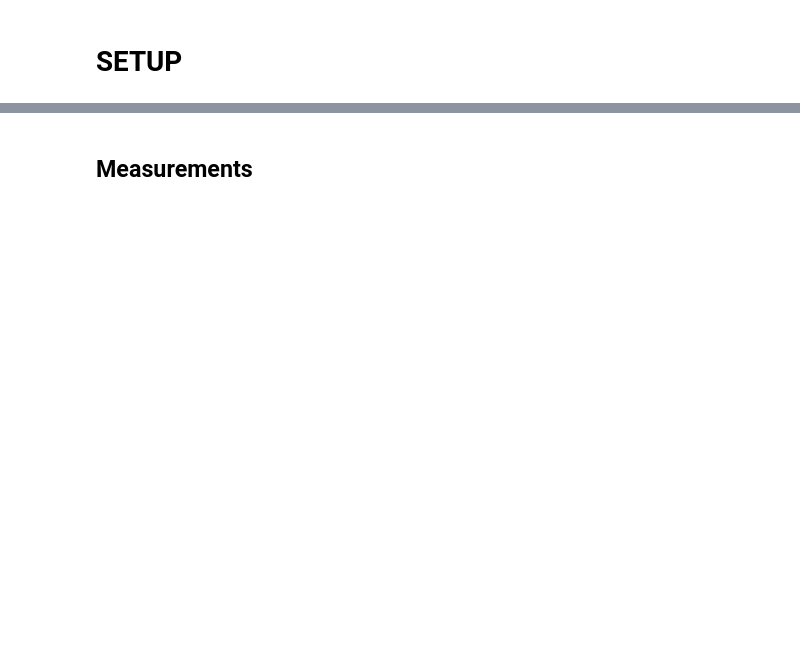
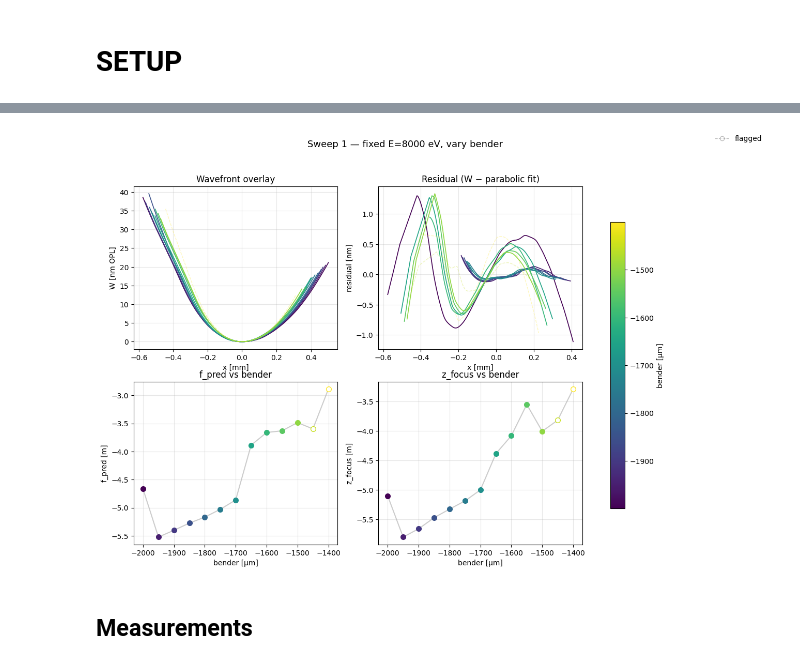
Before and after one commit to dream-beam/nabla, a Jupyter notebook: wfs-als531/20260610_fwh_wfs_scan.ipynb, the cells around one changed output, grey strips where cells are left out. Drawn from its saved outputs; the diff is of its cells as text; code cells hidden in the pictures; blank space fills up the shorter version.

```diff
--- a/wfs-als531/20260610_fwh_wfs_scan.ipynb
+++ b/wfs-als531/20260610_fwh_wfs_scan.ipynb
@@ -490,0 +476,19 @@ plt.show()
+# %%
+# Sweep 1 — fixed E=8000 eV, vary bender. Loop reconstruct_single over the
+# 13 frames at e_idx=5; collect result dicts + the swept-parameter array.
+indices_s1     = list(range(65, 78))                # 5*13 + 0..12
+bender_s1      = bender_um[indices_s1]
+results_s1     = []
+for i in indices_s1:
+    r = wfl.reconstruct_single(
+        images[i], dx_m, grating_pitch_m, wavelength_m_arr[i], z_gd_m,
+        y_roi=y_roi, axis=1,
+        propagate=True,
+        caustic_amplitude='gated',
+        fill_gaps=False,
+    )
+    results_s1.append(r)
+
+print(f"Reconstructed {len(results_s1)} frames "
+      f"({sum(r['quality']=='ok' for r in results_s1)} ok, "
+      f"{sum(r['quality']!='ok' for r in results_s1)} flagged).")
@@ -491,2 +497,67 @@ plt.show()
+# %%
+# Sweep 1 — 2×2 plot panel. Color-coded by bender; flagged frames get
+# alpha=0.3 + dashed style and an open marker on the scalar panels.
+from matplotlib.cm import viridis
+from matplotlib.colors import Normalize
+from matplotlib.lines import Line2D
+
+param   = np.asarray(bender_s1)
+norm    = Normalize(vmin=param.min(), vmax=param.max())
+colors  = viridis(norm(param))
+has_flag = any(r['quality'] != 'ok' for r in results_s1)
+
+fig, ax = plt.subplots(2, 2, figsize=(14, 9))
+
+# (a) W(x) overlay
+for r, p, c in zip(results_s1, param, colors):
+    m  = r['beam_mask']
+    ok = r['quality'] == 'ok'
+    ax[0, 0].plot(r['x_mm'][m], r['W_nm'][m],
+                  color=c, lw=1.2 if ok else 1.0,
+                  alpha=1.0 if ok else 0.3, ls='-' if ok else '--')
+ax[0, 0].set_xlabel('x [mm]'); ax[0, 0].set_ylabel('W [nm OPL]')
+ax[0, 0].set_title('Wavefront overlay'); ax[0, 0].grid(alpha=0.3)
+
+# (b) Residual overlay (inside fit_mask, converted from rad → nm with each frame's λ)
+for r, p, c in zip(results_s1, param, colors):
+    fm = r['fit_mask']
+    resid_nm = r['W_resid_rad'] * r['wavelength'] / (2*np.pi) * 1e9
+    ok = r['quality'] == 'ok'
+    ax[0, 1].plot(r['x_mm'][fm], resid_nm[fm],
+                  color=c, lw=1.2 if ok else 1.0,
+                  alpha=1.0 if ok else 0.3, ls='-' if ok else '--')
+ax[0, 1].set_xlabel('x [mm]'); ax[0, 1].set_ylabel('residual [nm]')
+ax[0, 1].set_title('Residual (W − parabolic fit)'); ax[0, 1].grid(alpha=0.3)
+
+# (c) f_pred vs bender
+for r, p, c in zip(results_s1, param, colors):
+    ok = r['quality'] == 'ok'
+    ax[1, 0].plot(p, r['f_pred'], 'o', color=c,
+                  mfc=c if ok else 'white', mec=c, ms=7)
+ax[1, 0].plot(param, [r['f_pred'] for r in results_s1], '-', color='gray', alpha=0.4, zorder=0)
+ax[1, 0].set_xlabel('bender [µm]'); ax[1, 0].set_ylabel('f_pred [m]')
+ax[1, 0].set_title('f_pred vs bender'); ax[1, 0].grid(alpha=0.3)
+
+# (d) z_focus vs bender
+for r, p, c in zip(results_s1, param, colors):
+    ok = r['quality'] == 'ok'
+    ax[1, 1].plot(p, r['z_focus'], 'o', color=c,
+                  mfc=c if ok else 'white', mec=c, ms=7)
+ax[1, 1].plot(param, [r['z_focus'] for r in results_s1], '-', color='gray', alpha=0.4, zorder=0)
+ax[1, 1].set_xlabel('bender [µm]'); ax[1, 1].set_ylabel('z_focus [m]')
+ax[1, 1].set_title('z_focus vs bender'); ax[1, 1].grid(alpha=0.3)
+
+# Colorbar (shared) + flagged-legend (one entry, only if needed)
+sm = plt.cm.ScalarMappable(cmap=viridis, norm=norm); sm.set_array([])
+cbar = fig.colorbar(sm, ax=ax.ravel().tolist(), label='bender [µm]', shrink=0.8)
+if has_flag:
+    flag_handle = Line2D([0], [0], color='gray', lw=1.0, ls='--', alpha=0.5,
+                         marker='o', mfc='white', mec='gray', label='flagged')
+    fig.legend(handles=[flag_handle], loc='upper right', frameon=False)
+
+fig.suptitle('Sweep 1 — fixed E=8000 eV, vary bender', fontsize=13)
+plt.show()
+# %% [output]
+[figure, added]
 # %% [markdown]
 ## Measurements
```
Also changed, not shown: parts of 85 cells of this notebook, 1 other file.
